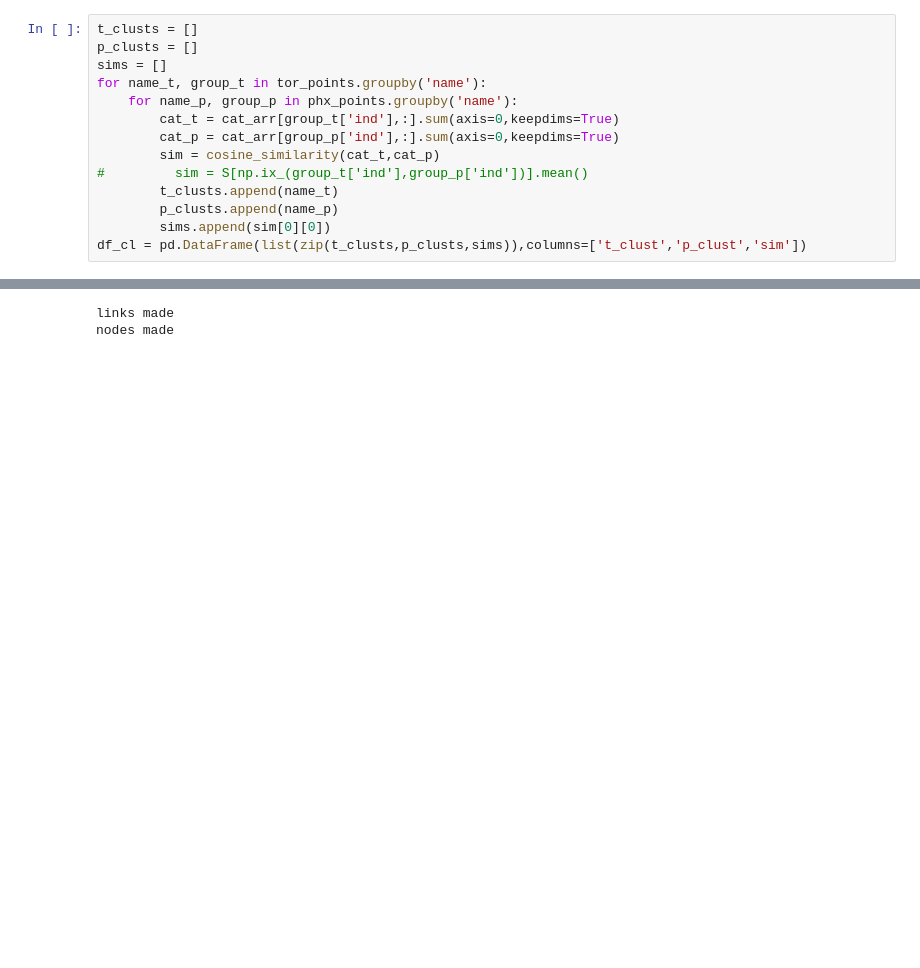
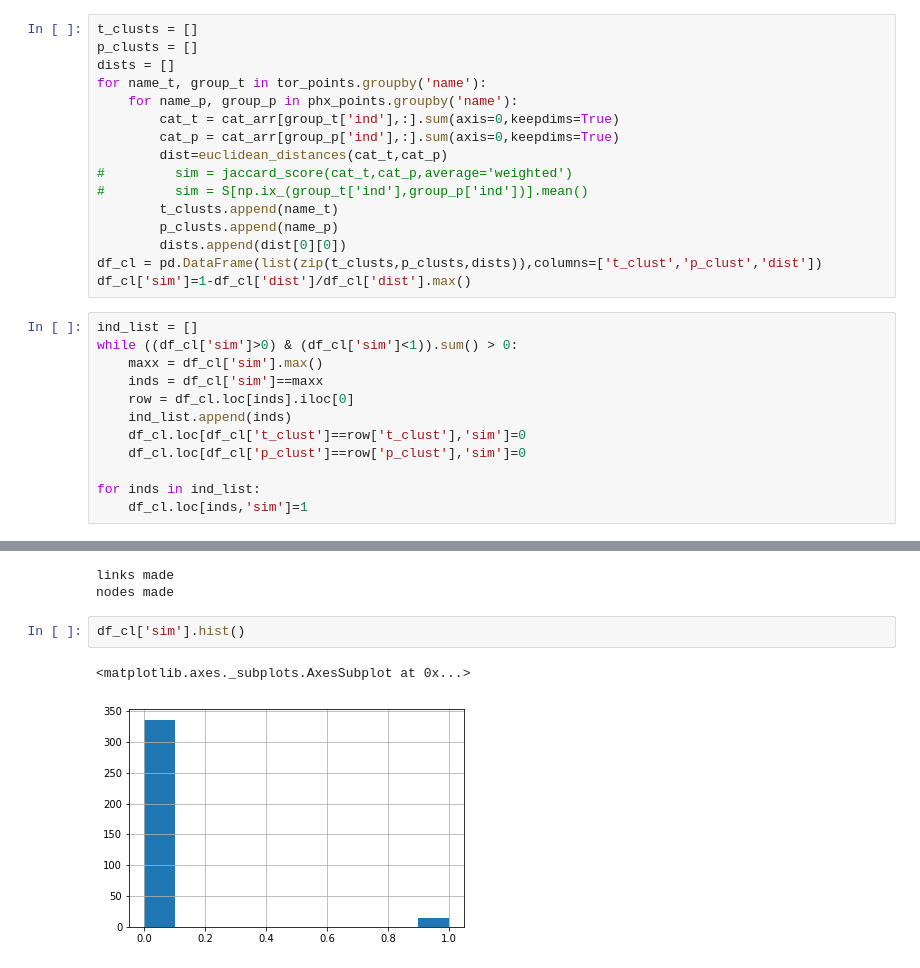
Before and after one commit to lots-of-things/city2city, a Jupyter notebook: dataprep.ipynb, the cells around one changed output, grey strips where cells are left out. Cells and saved outputs as stored; diff of their text form; blank space fills up the shorter version.

```diff
--- a/dataprep.ipynb
+++ b/dataprep.ipynb
@@ -218,17 +211,31 @@ cat_arr = cats.values
 # %%
 t_clusts = []
 p_clusts = []
-sims = []
+dists = []
 for name_t, group_t in tor_points.groupby('name'):
     for name_p, group_p in phx_points.groupby('name'):
         cat_t = cat_arr[group_t['ind'],:].sum(axis=0,keepdims=True)
         cat_p = cat_arr[group_p['ind'],:].sum(axis=0,keepdims=True)
-        sim = cosine_similarity(cat_t,cat_p)
+        dist=euclidean_distances(cat_t,cat_p)
+#         sim = jaccard_score(cat_t,cat_p,average='weighted')
 #         sim = S[np.ix_(group_t['ind'],group_p['ind'])].mean()
         t_clusts.append(name_t)
         p_clusts.append(name_p)
-        sims.append(sim[0][0])
-df_cl = pd.DataFrame(list(zip(t_clusts,p_clusts,sims)),columns=['t_clust','p_clust','sim'])
+        dists.append(dist[0][0])
+df_cl = pd.DataFrame(list(zip(t_clusts,p_clusts,dists)),columns=['t_clust','p_clust','dist'])
+df_cl['sim']=1-df_cl['dist']/df_cl['dist'].max()
+# %%
+ind_list = []
+while ((df_cl['sim']>0) & (df_cl['sim']<1)).sum() > 0:
+    maxx = df_cl['sim'].max()
+    inds = df_cl['sim']==maxx
+    row = df_cl.loc[inds].iloc[0]
+    ind_list.append(inds)
+    df_cl.loc[df_cl['t_clust']==row['t_clust'],'sim']=0
+    df_cl.loc[df_cl['p_clust']==row['p_clust'],'sim']=0
+
+for inds in ind_list:
+    df_cl.loc[inds,'sim']=1
 # %%
 # df_cl_t = tor_points.groupby('name')['lat','lon'].mean().copy().reset_index()
 # df_cl_t['x']=df_cl_t['lon']
@@ -339,3 +346,8 @@ with open('city_export.json','w') as f:
 # %% [output]
 links made
 nodes made
+# %%
+df_cl['sim'].hist()
+# %% [output]
+<matplotlib.axes._subplots.AxesSubplot at 0x...>
+[figure, added]
```
Also changed, not shown: parts of 10 cells of this notebook, 3 other files.
